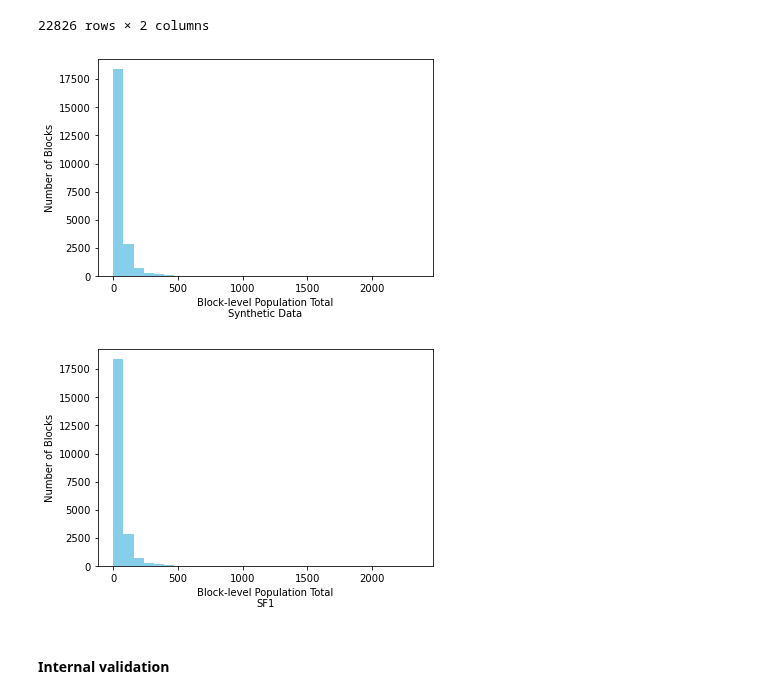
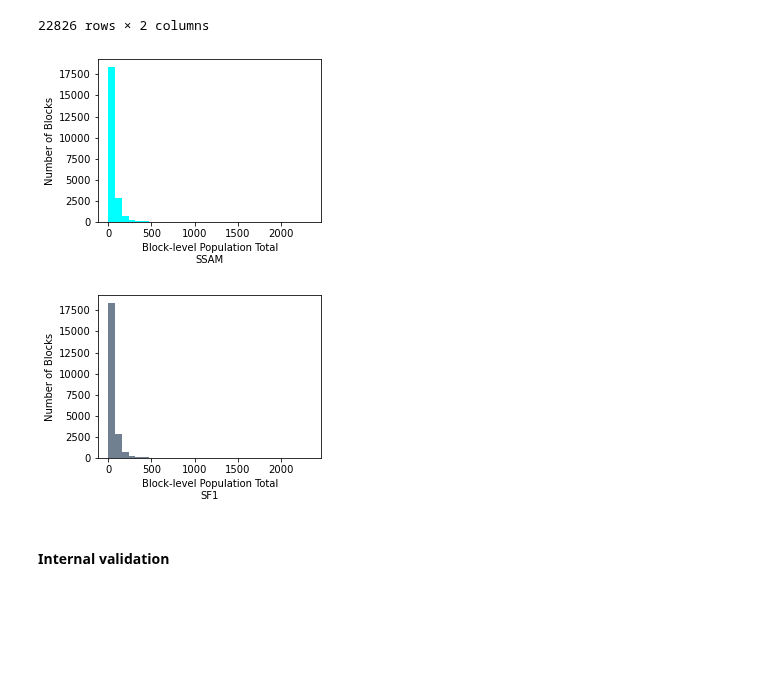
Before and after one commit to linyuehzzz/synthetic-populations, a Jupyter notebook: franklin_microdata.ipynb, the cells around one changed output. Drawn from its saved outputs; the diff is of its cells as text; code cells hidden in the pictures; blank space fills up the shorter version.

Commit message:
update figures

```diff
--- a/franklin_microdata.ipynb
+++ b/franklin_microdata.ipynb
@@ -403,20 +423,23 @@ df
 | 22824 | 0 | 0 |
 | 22825 | 0 | 0 |
 22826 rows × 2 columns
+# %%
+import matplotlib.pyplot as plt
+plt.rcParams["figure.figsize"] = (4,3)
+
+ax = df.syn.plot.hist(bins=30, color="cyan")
+ax.set_xlabel("Block-level Population Total\nSSAM")
+ax.set_ylabel("Number of Blocks")
+ax.get_figure().savefig('figs/hist1-franklin.svg')
+# %% [output]
+[figure, added]
 # %%
-ax = df.syn.plot.hist(bins=30, color="skyblue")
-ax.set_xlabel("Block-level Population Total\nSynthetic Data")
+ax = df.sf1.plot.hist(bins=30, color="slategray")
+ax.set_xlabel("Block-level Population Total\nSF1")
 ax.set_ylabel("Number of Blocks")
-ax.get_figure().savefig('figs/hist1-franklin.svg')
+ax.get_figure().savefig('figs/hist2-franklin.svg')
 # %% [output]
-[figure, old version]
+[figure, new version]
-# %%
-ax = df.sf1.plot.hist(bins=30, color="skyblue")
-ax.set_xlabel("Block-level Population Total\nSF1")
-ax.set_ylabel("Number of Blocks")
-ax.get_figure().savefig('figs/hist2-franklin.svg')
-# %% [output]
-[figure, removed]
 # %% [markdown]
 #### **Internal validation**
 # %%
```
Also changed, not shown: parts of 13 cells of this notebook.
